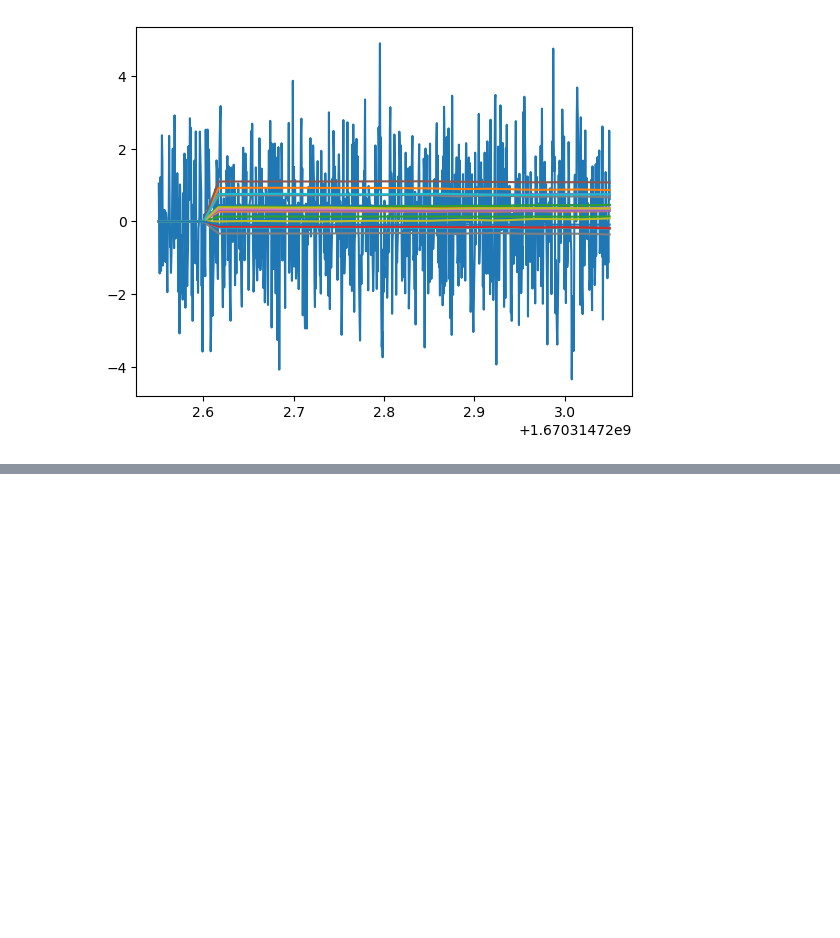
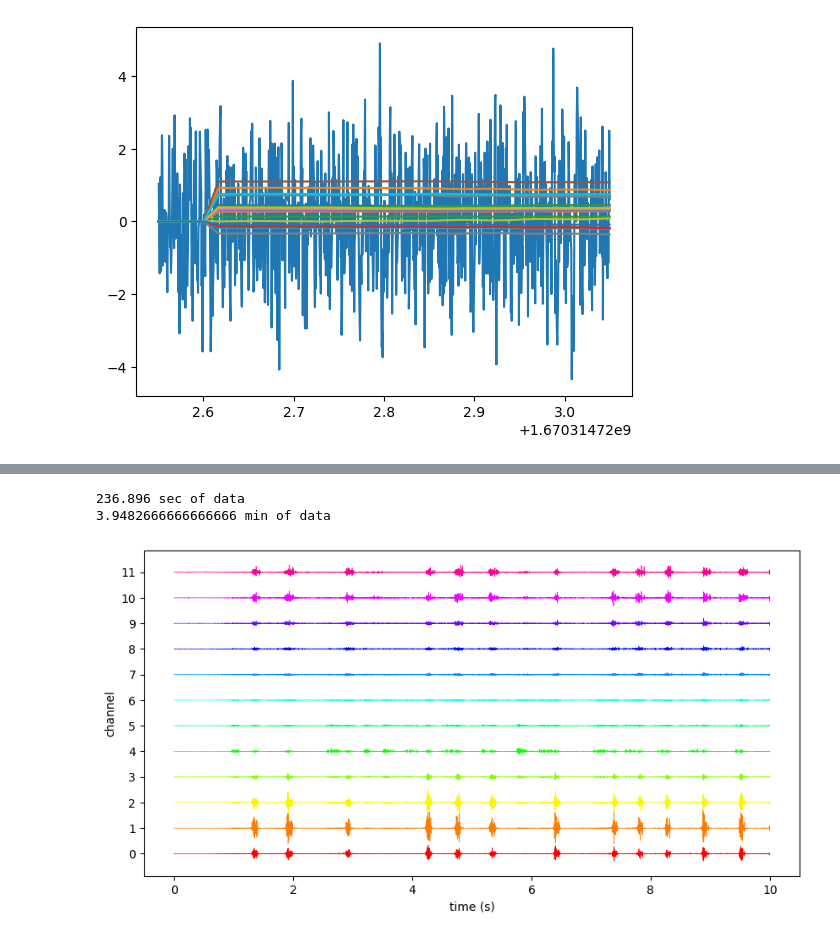
Before and after one commit to Erdos-Projects/fall-2025-gesture-recognition, a Jupyter notebook: notebooks/Getting started.ipynb, the cells around one changed output, grey strips where cells are left out. Saved outputs shown, nothing was run; the diff lists cells and outputs as text; code cells hidden in the pictures; blank space fills up the shorter version.

Commit message:
more data exploration

```diff
--- a/notebooks/Getting started.ipynb
+++ b/notebooks/Getting started.ipynb
@@ -71,0 +166,25 @@ Recording freq 2000 Hz
+# %%
+# plot all channels for a length of data
+length = 10 #seconds
+
+print(emgdata.shape[0]/samplerate, 'sec of data')
+print(emgdata.shape[0]/samplerate/60, 'min of data')
+
+N = int(samplerate * length) #n values
+T = 1.0 / samplerate
+time = np.linspace(0.0, N, N, endpoint=False) * T
+
+import matplotlib as mpl
+cmap = mpl.colormaps['hsv']
+
+fig = plt.figure(figsize=(10,5))
+for i in range(12):
+    plt.plot(time, emgdata[:N,i] + i*2000, linewidth=0.5, color=cmap(i/12))
+plt.yticks(2000*np.arange(12), np.arange(12))
+plt.ylabel('channel')
+plt.xlabel('time (s)')
+plt.show()
+# %% [output]
+236.896 sec of data
+3.9482666666666666 min of data
+[figure, added]
```
Also changed, not shown: parts of 12 cells of this notebook.
